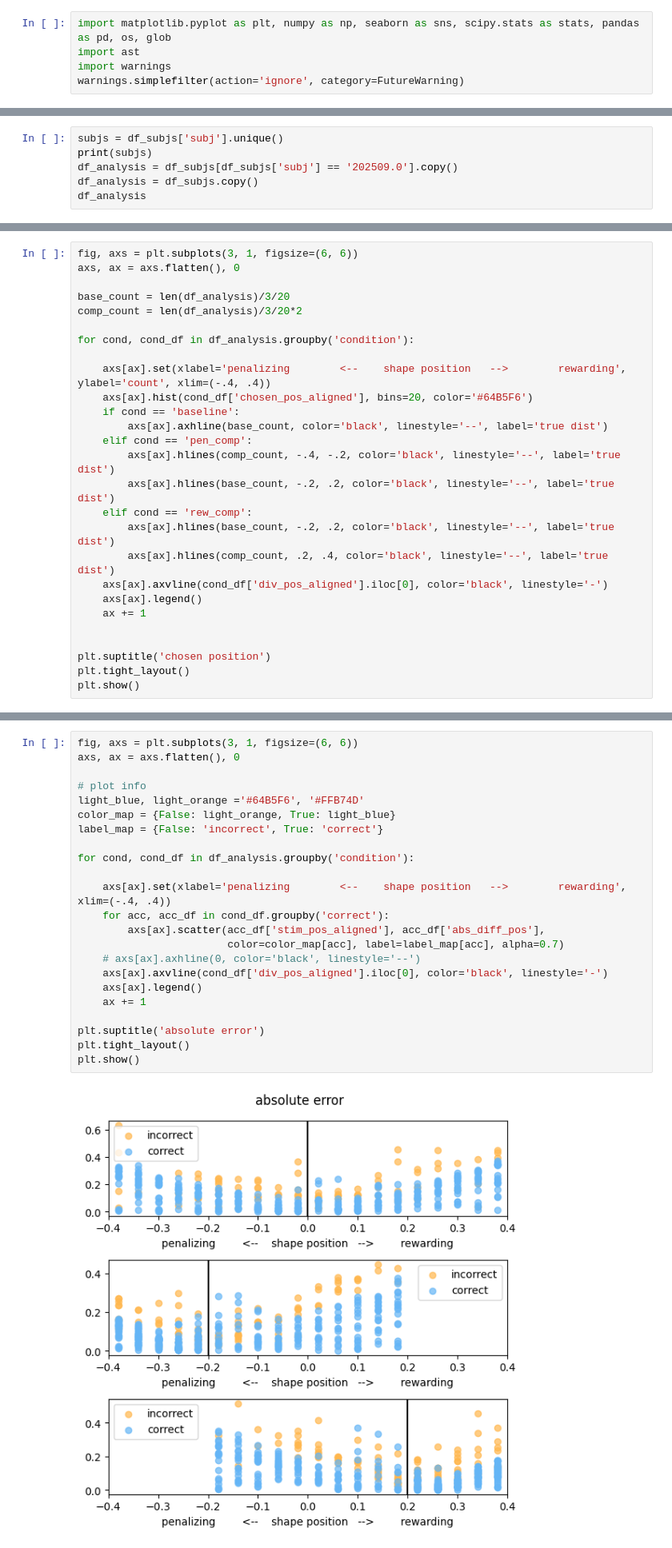
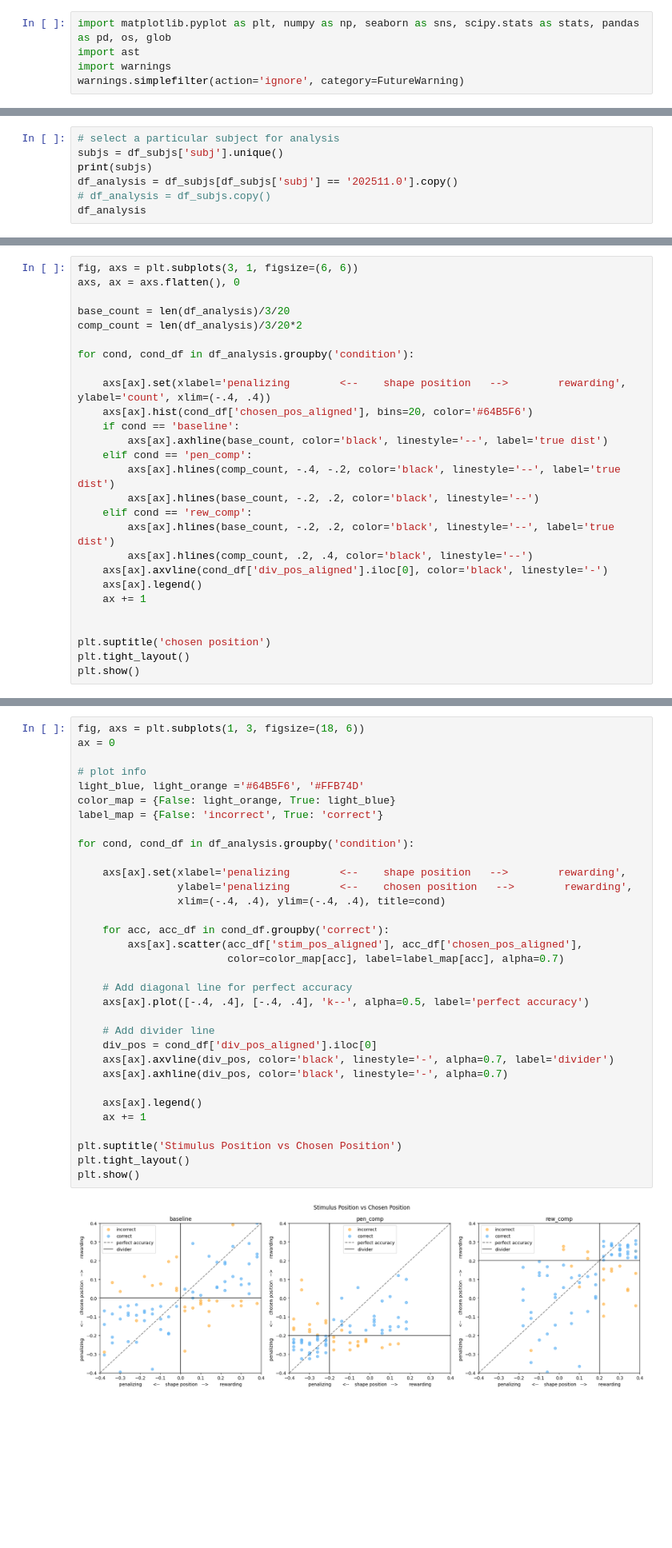
Before and after one commit to siyer7/asymmetry_design, a Jupyter notebook: code/beh_analyses.ipynb, the cells around one changed output, grey strips where cells are left out. Shown at 80% size. Cells and saved outputs as stored; diff of their text form; blank space fills up the shorter version.

```diff
--- a/code/beh_analyses.ipynb
+++ b/code/beh_analyses.ipynb
@@ -172,7 +177,8 @@ df_subjs
 # %%
+# select a particular subject for analysis
 subjs = df_subjs['subj'].unique()
 print(subjs)
-df_analysis = df_subjs[df_subjs['subj'] == '202509.0'].copy()
-df_analysis = df_subjs.copy()
+df_analysis = df_subjs[df_subjs['subj'] == '202511.0'].copy()
+# df_analysis = df_subjs.copy()
 df_analysis
 # %% [output]
@@ -237,10 +245,10 @@ for cond, cond_df in df_analysis.groupby('condition'):
         axs[ax].axhline(base_count, color='black', linestyle='--', label='true dist')
     elif cond == 'pen_comp':
         axs[ax].hlines(comp_count, -.4, -.2, color='black', linestyle='--', label='true dist')
-        axs[ax].hlines(base_count, -.2, .2, color='black', linestyle='--', label='true dist')
+        axs[ax].hlines(base_count, -.2, .2, color='black', linestyle='--')
     elif cond == 'rew_comp':
         axs[ax].hlines(base_count, -.2, .2, color='black', linestyle='--', label='true dist')
-        axs[ax].hlines(comp_count, .2, .4, color='black', linestyle='--', label='true dist')
+        axs[ax].hlines(comp_count, .2, .4, color='black', linestyle='--')
     axs[ax].axvline(cond_df['div_pos_aligned'].iloc[0], color='black', linestyle='-')
     axs[ax].legend()
     ax += 1
@@ -273,26 +289,36 @@ plt.show()
 # %%
-fig, axs = plt.subplots(3, 1, figsize=(6, 6))
-axs, ax = axs.flatten(), 0
+fig, axs = plt.subplots(1, 3, figsize=(18, 6))
+ax = 0
 
 # plot info
 light_blue, light_orange ='#64B5F6', '#FFB74D'
 color_map = {False: light_orange, True: light_blue}
 label_map = {False: 'incorrect', True: 'correct'}
 
 for cond, cond_df in df_analysis.groupby('condition'):
 
-    axs[ax].set(xlabel='penalizing        <--    shape position   -->        rewarding', xlim=(-.4, .4))
+    axs[ax].set(xlabel='penalizing        <--    shape position   -->        rewarding',
+                ylabel='penalizing        <--    chosen position   -->        rewarding',
+                xlim=(-.4, .4), ylim=(-.4, .4), title=cond)
+
     for acc, acc_df in cond_df.groupby('correct'):
-        axs[ax].scatter(acc_df['stim_pos_aligned'], acc_df['abs_diff_pos'],
+        axs[ax].scatter(acc_df['stim_pos_aligned'], acc_df['chosen_pos_aligned'],
                         color=color_map[acc], label=label_map[acc], alpha=0.7)
-    # axs[ax].axhline(0, color='black', linestyle='--')
-    axs[ax].axvline(cond_df['div_pos_aligned'].iloc[0], color='black', linestyle='-')
+
+    # Add diagonal line for perfect accuracy
+    axs[ax].plot([-.4, .4], [-.4, .4], 'k--', alpha=0.5, label='perfect accuracy')
+
+    # Add divider line
+    div_pos = cond_df['div_pos_aligned'].iloc[0]
+    axs[ax].axvline(div_pos, color='black', linestyle='-', alpha=0.7, label='divider')
+    axs[ax].axhline(div_pos, color='black', linestyle='-', alpha=0.7)
+
     axs[ax].legend()
     ax += 1
 
-plt.suptitle('absolute error')
+plt.suptitle('Stimulus Position vs Chosen Position')
 plt.tight_layout()
 plt.show()
 # %% [output]
-[figure, old version]
+[figure, new version]
 # %% [markdown]
```
Also changed, not shown: parts of 15 cells of this notebook, 2 other files.
